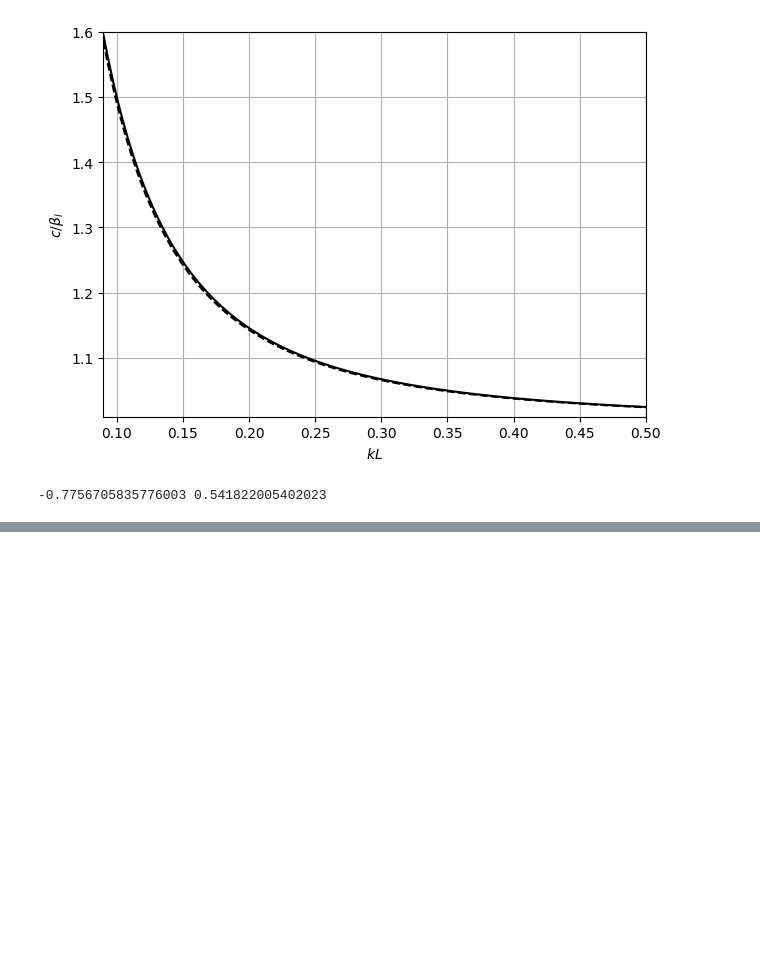
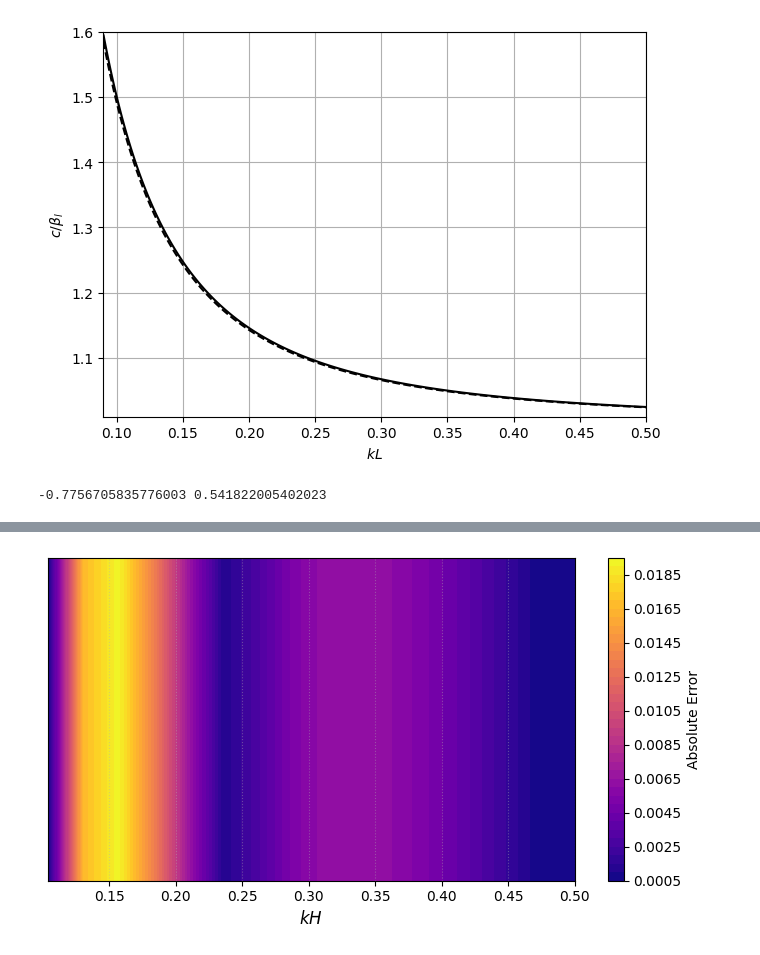
Before and after one commit to tdiksha758-png/pinn_FGM_loosley, a Jupyter notebook: experiments/pinn_loosley_code.ipynb, the cells around one changed output, grey strips where cells are left out. Cells and saved outputs as stored; diff of their text form; code cells hidden in the pictures; blank space fills up the shorter version.

```diff
--- a/experiments/pinn_loosley_code.ipynb
+++ b/experiments/pinn_loosley_code.ipynb
@@ -687,0 +805,34 @@ plt.show()
+# %%
+# ==============================
+# Absolute error contour (fixed)
+# ==============================
+
+# artificial vertical axis
+y = np.linspace(0, 1, 50)
+
+# create meshgrid using PINN kH
+KH, Y = np.meshgrid(kH, y)
+
+# repeat error along vertical direction
+Z = np.tile(abs_error, (len(y), 1))
+
+# ==============================
+# PLOT
+# ==============================
+plt.figure(figsize=(7,4))
+
+cont = plt.contourf(KH, Y, Z, levels=40, cmap='plasma')
+cbar = plt.colorbar(cont)
+cbar.set_label('Absolute Error')
+
+plt.xlabel(r'$kH$', fontsize=12)
+plt.ylabel('', fontsize=10)
+plt.yticks([])
+
+plt.xlim([min(kH), max(kH)])
+plt.grid(True, linestyle=':', alpha=0.4)
+
+plt.tight_layout()
+plt.show()
+# %% [output]
+[figure, added]
```
Also changed, not shown: parts of 9 cells of this notebook, 4 other files.
